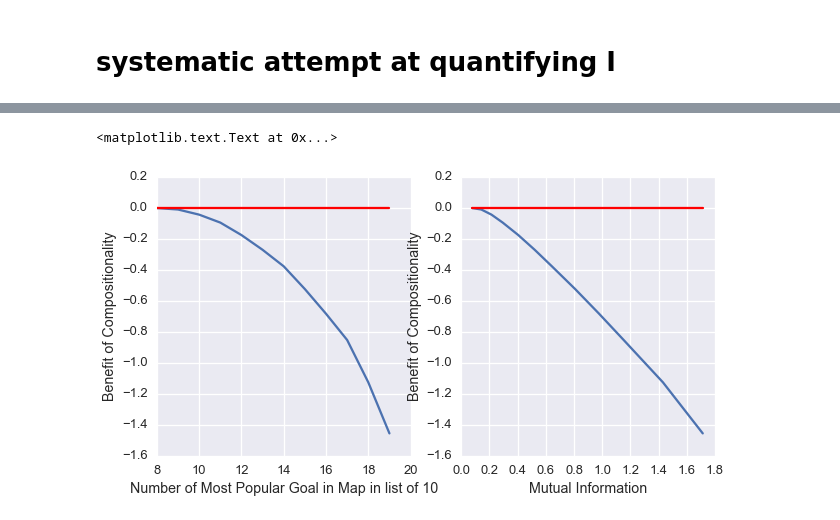
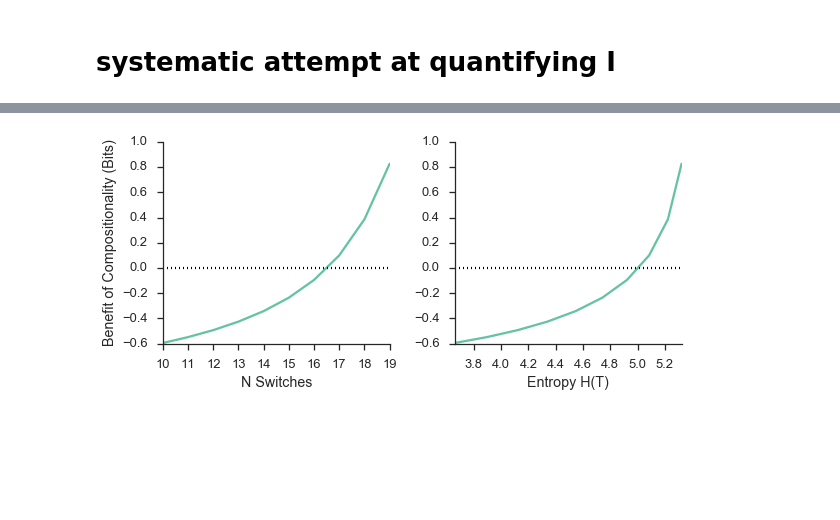
Before and after one commit to nicktfranklin/IndependentClusters, a Jupyter notebook: NormativeAnalysis.ipynb, the cells around one changed output, grey strips where cells are left out. Cells and saved outputs as stored; diff of their text form; code cells hidden in the pictures; blank space fills up the shorter version.

Commit message:
updated normative (information theoretic) analysis

```diff
--- a/NormativeAnalysis.ipynb
+++ b/NormativeAnalysis.ipynb
@@ -382,6 +287,7 @@ from scipy.optimize import minimize
 N = 10
 n_conflict = range(N/2, N)
 compositionality_benefit = list()
+compositionality_benefit_fa = list()
 mutual_information_list = list()
 
 for n in n_conflict:
@@ -399,16 +305,25 @@ for n in n_conflict:
     mutual_information_list.append(mutual_information(context_goals, context_maps))
 
     compositionality_benefit.append(res1.fun - res0.fun)
+    compositionality_benefit_fa.append(f1(1.0) - f0(1.0))
     h_p.append(list_entropy(context_goals))
 
 
-fig, axes = plt.subplots(1, 2, figsize=(10, 5))
+fig, axes = plt.subplots(1, 2, figsize=(9, 4))
 axes[0].plot(n_conflict, compositionality_benefit)
-axes[0].plot(n_conflict, [0]*len(n_conflict), 'r')
+axes[0].plot(n_conflict, compositionality_benefit_fa)
+axes[0].plot(n_conflict, [0]*len(n_conflict), 'k:')
 axes[0].set_ylabel('Benefit of Compositionality')
-axes[0].set_xlabel('Number of Most Popular Goal in Map in list of 10')
+axes[0].set_xlabel('N Switches')
+axes[0].set_xticks(range(5, 10))
+axes[0].set_xticklabels('0 1 2 3 4'.split())
 
 axes[1].plot(mutual_information_list, compositionality_benefit)
-axes[1].plot(mutual_information_list, [0]*len(mutual_information_list), 'r')
+axes[1].plot(mutual_information_list, compositionality_benefit_fa)
+
+axes[1].plot(mutual_information_list, [0]*len(mutual_information_list), 'k:')
 axes[1].set_ylabel('Benefit of Compositionality')
 axes[1].set_xlabel('Mutual Information')
+axes[1].set_xlim((0, np.max(mutual_information_list)))
+plt.subplots_adjust(wspace=0.35)
+plt.savefig('MutualInformationEx.png', dpi=300)
@@ -494,45 +375,45 @@ Mutual Information I(G,E): 0.08
 # %%
 #minimize the alpha for each goal sequence
 from scipy.optimize import minimize
 
 
 N = 20
-n_min = 8
-n_conflict = range(n_min, N)
+n_conflict = range(N/2, N)
 compositionality_benefit = list()
-mutual_information_list = list()
+entropy_map_list = list()
+n_list = range(10, 20)
 
-for n in n_conflict:
+for n in n_list:
+    context_goals = ([0] * N + [1]*N)
+    context_maps = [0] * (N-n) + (range(1, n+1)) + [n+1] * (N-n) + (range(n+2, 2*(n+1)))
 
-    context_goals = [0] * N + [1] * N + [2] * N + [3] * N
-    context_maps =  [0] * n + ([1, 2, 3] * 4)[:N-n] + \
-                    [1] * n + ([2, 3, 0] * 4)[:N-n] + \
-                    [2] * n + ([3, 0, 1] * 4)[:N-n] + \
-                    [3] * n + ([0, 1, 2] * 4)[:N-n]
     def f0(alpha):
-        return evaluate(context_goals, alpha=alpha)
+        return crp.evaluate(context_goals, alpha=alpha)
     res0 = minimize(f0, 1.0)
 
     def f1(alpha):
-        return evaluate_joint(context_goals, context_maps, alpha=alpha)
+        return crp.evaluate_joint(context_goals, context_maps, alpha=alpha)
     res1 = minimize(f1, 1.0)
 
-    mutual_information_list.append(mutual_information(context_goals, context_maps))
+    entropy_map_list.append(list_entropy(context_maps))
 
     compositionality_benefit.append(res1.fun - res0.fun)
     h_p.append(list_entropy(context_goals))
 
 
-fig, axes = plt.subplots(1, 2, figsize=(10, 5))
-axes[0].plot(n_conflict, compositionality_benefit)
-axes[0].plot(n_conflict, [0]*len(n_conflict), 'r')
-axes[0].set_ylabel('Benefit of Compositionality')
-axes[0].set_xlabel('Number of Most Popular Goal in Map in list of 10')
+fig, axes = plt.subplots(1, 2, figsize=(8.5, 4))
+axes[0].plot(n_list, compositionality_benefit)
+axes[0].plot(n_list, [0]*len(n_list), 'k:')
+axes[0].set_ylabel('Benefit of Compositionality (Bits)')
+axes[0].set_xlabel('N Switches')
+# axes[0].set_xlabel('Number of Most Popular Goal in Map in list of 10')
 
-axes[1].plot(mutual_information_list, compositionality_benefit)
-axes[1].plot(mutual_information_list, [0]*len(mutual_information_list), 'r')
-axes[1].set_ylabel('Benefit of Compositionality')
-axes[1].set_xlabel('Mutual Information')
+axes[1].plot(entropy_map_list, compositionality_benefit)
+axes[1].plot(entropy_map_list, [0]*len(entropy_map_list), 'k:')
+axes[1].set_xlabel('Entropy H(T)')
+axes[1].set_xlim(np.min(entropy_map_list), np.max(entropy_map_list))
+plt.subplots_adjust(wspace=0.3)
+plt.tight_layout()
+sns.despine()
 # %% [output]
-<matplotlib.text.Text at 0x...>
-[figure, old version]
+[figure, new version]
```
Also changed, not shown: parts of 50 cells of this notebook, 1 other file.
